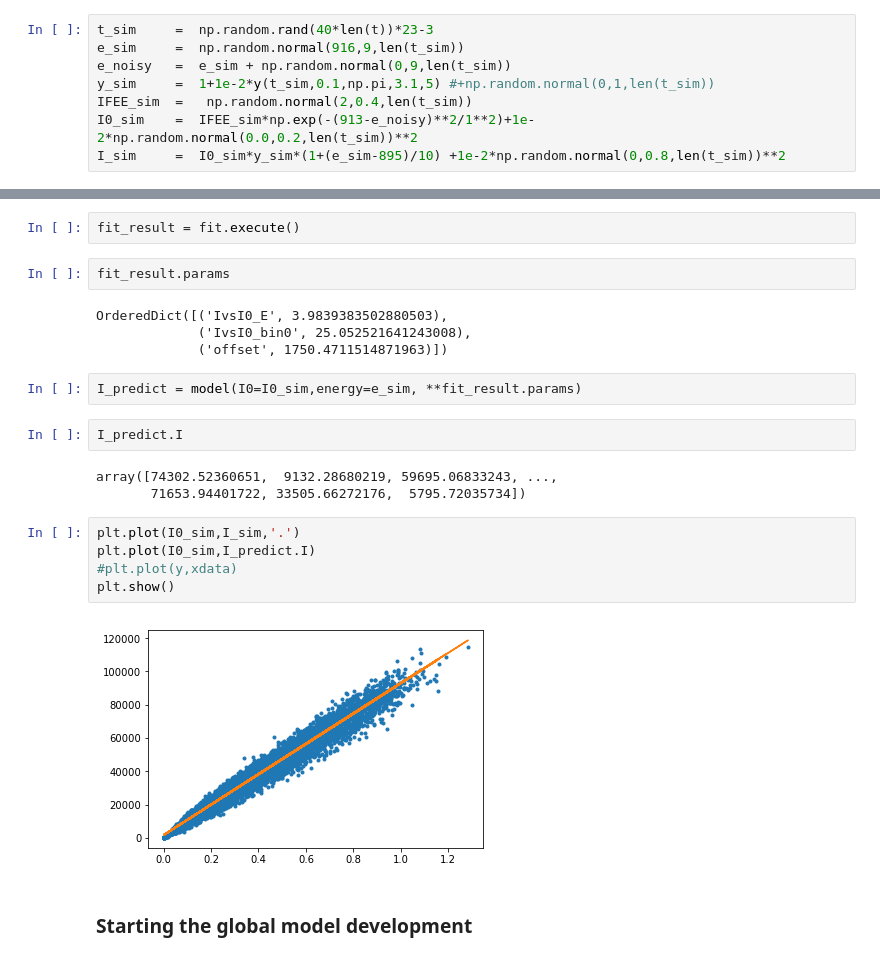
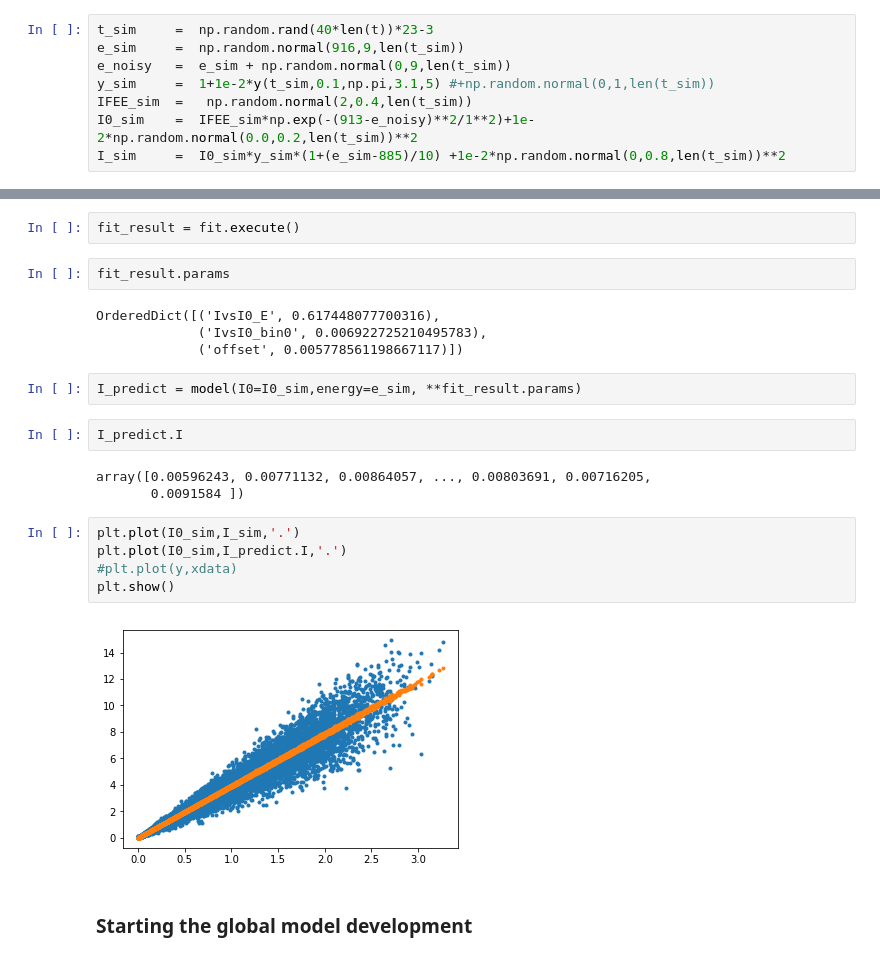
Before and after one commit to sioan/softXRayDataAndControls, a Jupyter notebook: experimentSpecificFiles/sxri0414/pump_probe_sim.ipynb, the cells around one changed output, grey strips where cells are left out. Drawn from its saved outputs; the diff is of its cells as text.

```diff
--- a/experimentSpecificFiles/sxri0414/pump_probe_sim.ipynb
+++ b/experimentSpecificFiles/sxri0414/pump_probe_sim.ipynb
@@ -42,5 +42,5 @@ e_noisy   =  e_sim + np.random.normal(0,9,len(t_sim))
 y_sim     =  1+1e-2*y(t_sim,0.1,np.pi,3.1,5) #+np.random.normal(0,1,len(t_sim))
 IFEE_sim  =   np.random.normal(2,0.4,len(t_sim))
 I0_sim    =  IFEE_sim*np.exp(-(913-e_noisy)**2/1**2)+1e-2*np.random.normal(0.0,0.2,len(t_sim))**2
-I_sim     =  I0_sim*y_sim*(1+(e_sim-895)/10) +1e-2*np.random.normal(0,0.8,len(t_sim))**2
+I_sim     =  I0_sim*y_sim*(1+(e_sim-885)/10) +1e-2*np.random.normal(0,0.8,len(t_sim))**2
 # %%
@@ -145,23 +191,23 @@ fit_result = fit.execute()
 # %%
 fit_result.params
 # %% [output]
-OrderedDict([('IvsI0_E', 3.9839383502880503),
-             ('IvsI0_bin0', 25.052521641243008),
-             ('offset', 1750.4711514871963)])
+OrderedDict([('IvsI0_E', 0.617448077700316),
+             ('IvsI0_bin0', 0.006922725210495783),
+             ('offset', 0.005778561198667117)])
 # %%
 I_predict = model(I0=I0_sim,energy=e_sim, **fit_result.params)
 # %%
 I_predict.I
 # %% [output]
-array([74302.52360651,  9132.28680219, 59695.06833243, ...,
-       71653.94401722, 33505.66272176,  5795.72035734])
+array([0.00596243, 0.00771132, 0.00864057, ..., 0.00803691, 0.00716205,
+       0.0091584 ])
 # %%
 plt.plot(I0_sim,I_sim,'.')
-plt.plot(I0_sim,I_predict.I)
+plt.plot(I0_sim,I_predict.I,'.')
 #plt.plot(y,xdata)
 plt.show()
 # %% [output]
-[figure, old version]
+[figure, new version]
 # %% [markdown]
 ### Starting the global model development
 # %%
```
Also changed, not shown: parts of 17 cells of this notebook.
